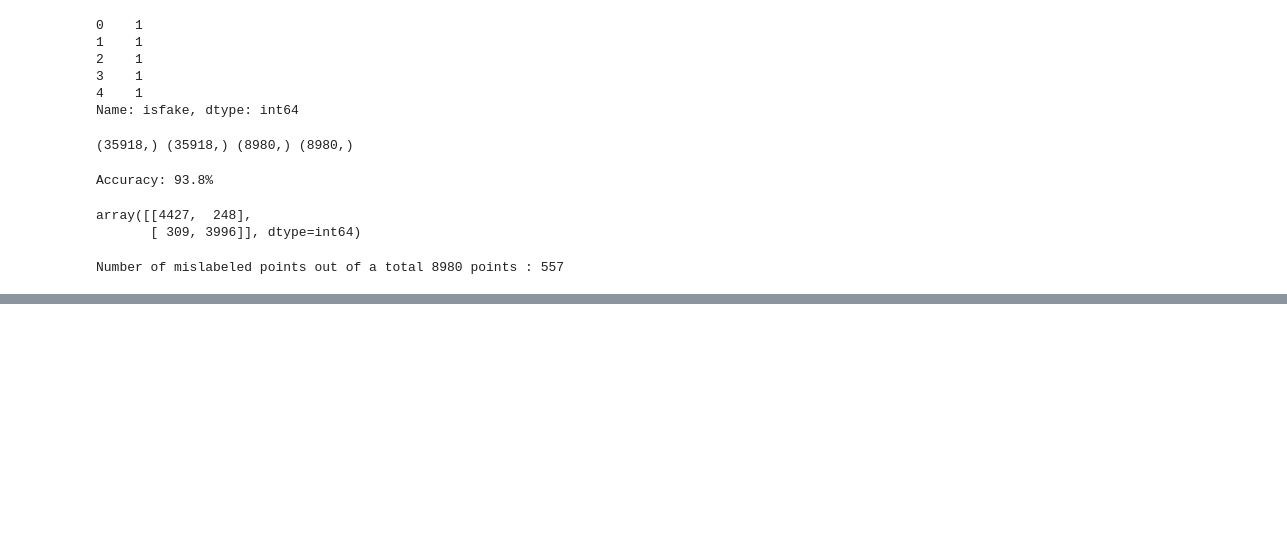
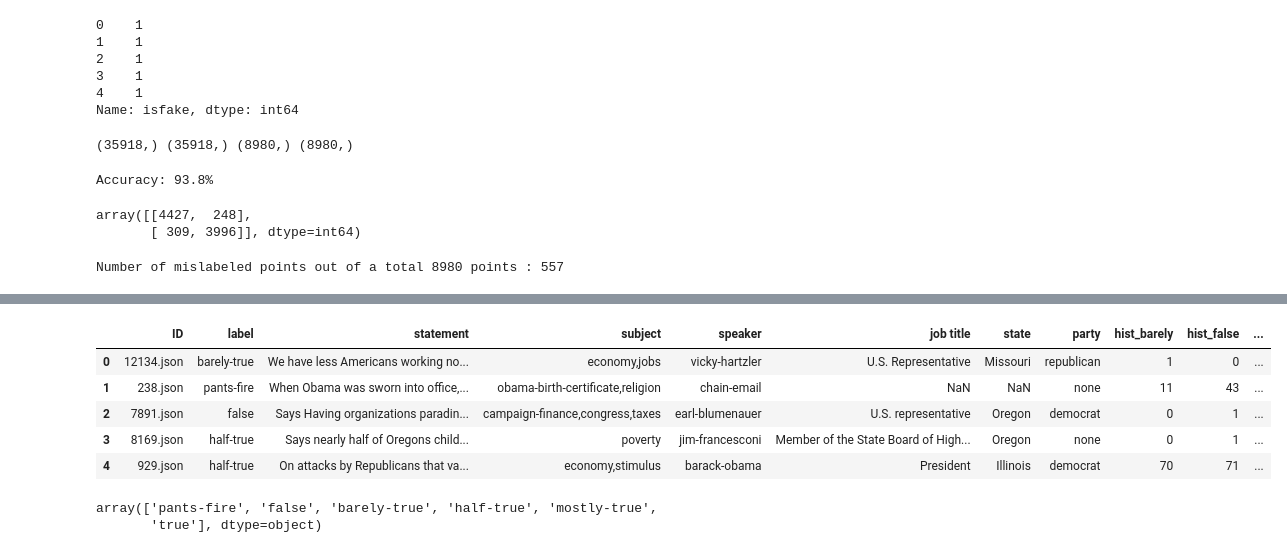
Before and after one commit to spolo96/Fake-news-detection-study, a Jupyter notebook: models/MultinomialNB-FakeNewsDetection.ipynb, the cells around one changed output, grey strips where cells are left out. Cells and saved outputs as stored; diff of their text form; code cells hidden in the pictures; blank space fills up the shorter version.

```diff
--- a/models/MultinomialNB-FakeNewsDetection.ipynb
+++ b/models/MultinomialNB-FakeNewsDetection.ipynb
@@ -310,0 +339,16 @@ Number of mislabeled points out of a total 8980 points : 557
+# %%
+df_val.head()
+# %% [output]
+|  | ID | label | statement | subject | speaker | job title | state | party | hist_barely | hist_false | ... |
+| 0 | 12134.json | barely-true | We have less Americans working no... | economy,jobs | vicky-hartzler | U.S. Representative | Missouri | republican | 1 | 0 | ... |
+| 1 | 238.json | pants-fire | When Obama was sworn into office,... | obama-birth-certificate,religion | chain-email | NaN | NaN | none | 11 | 43 | ... |
+| 2 | 7891.json | false | Says Having organizations paradin... | campaign-finance,congress,taxes | earl-blumenauer | U.S. representative | Oregon | democrat | 0 | 1 | ... |
+| 3 | 8169.json | half-true | Says nearly half of Oregons child... | poverty | jim-francesconi | Member of the State Board of High... | Oregon | none | 0 | 1 | ... |
+| 4 | 929.json | half-true | On attacks by Republicans that va... | economy,stimulus | barack-obama | President | Illinois | democrat | 70 | 71 | ... |
+# %%
+class_names = df_val['label'].unique()
+class_names = np.array(['pants-fire', 'false','barely-true', 'half-true','mostly-true', 'true'],dtype=object)
+class_names
+# %% [output]
+array(['pants-fire', 'false', 'barely-true', 'half-true', 'mostly-true',
+       'true'], dtype=object)
```
Also changed, not shown: parts of 12 cells of this notebook, 1 other file.
